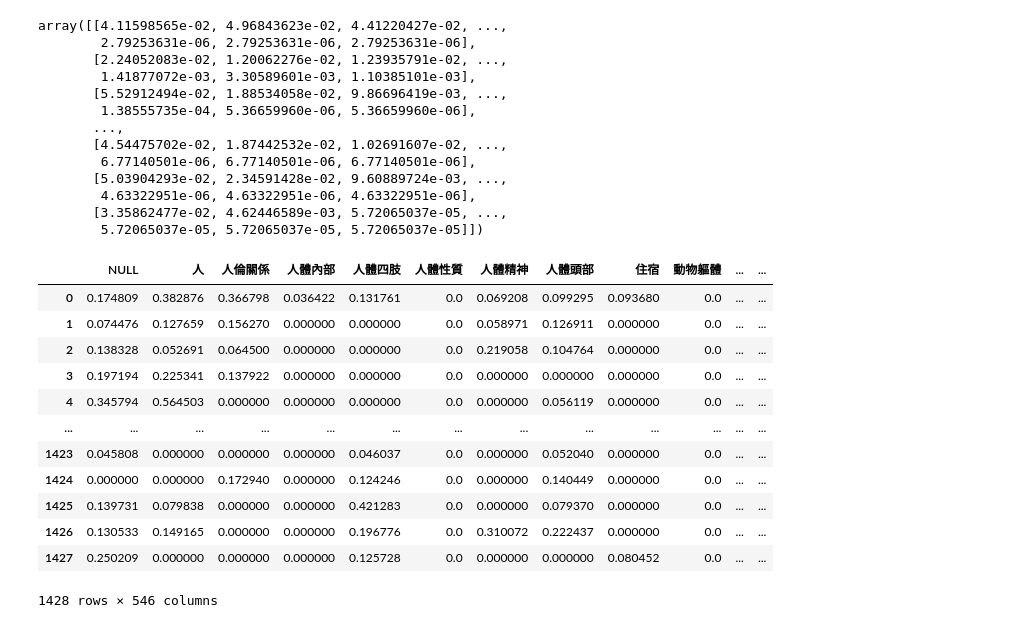
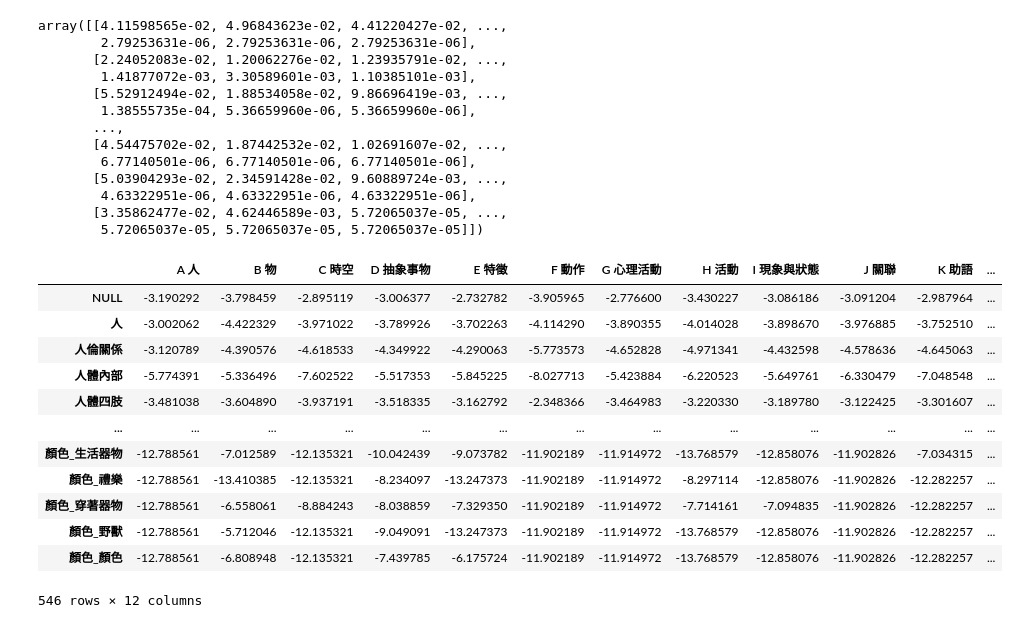
Before and after one commit to liao961120/cilin, a Jupyter notebook: etc/naive_bayes.ipynb, the cells around one changed output. Cells and saved outputs as stored; diff of their text form; code cells hidden in the pictures.

```diff
--- a/etc/naive_bayes.ipynb
+++ b/etc/naive_bayes.ipynb
@@ -63,20 +102,24 @@ array([[4.11598565e-02, 4.96843623e-02, 4.41220427e-02, ...,
         4.63322951e-06, 4.63322951e-06, 4.63322951e-06],
        [3.35862477e-02, 4.62446589e-03, 5.72065037e-05, ...,
         5.72065037e-05, 5.72065037e-05, 5.72065037e-05]])
-# %%
-df_feat
-# %% [output]
-|  | NULL | 人 | 人倫關係 | 人體內部 | 人體四肢 | 人體性質 | 人體精神 | 人體頭部 | 住宿 | 動物軀體 | ... | ... |
-| 0 | 0.174809 | 0.382876 | 0.366798 | 0.036422 | 0.131761 | 0.0 | 0.069208 | 0.099295 | 0.093680 | 0.0 | ... | ... |
-| 1 | 0.074476 | 0.127659 | 0.156270 | 0.000000 | 0.000000 | 0.0 | 0.058971 | 0.126911 | 0.000000 | 0.0 | ... | ... |
-| 2 | 0.138328 | 0.052691 | 0.064500 | 0.000000 | 0.000000 | 0.0 | 0.219058 | 0.104764 | 0.000000 | 0.0 | ... | ... |
-| 3 | 0.197194 | 0.225341 | 0.137922 | 0.000000 | 0.000000 | 0.0 | 0.000000 | 0.000000 | 0.000000 | 0.0 | ... | ... |
-| 4 | 0.345794 | 0.564503 | 0.000000 | 0.000000 | 0.000000 | 0.0 | 0.000000 | 0.056119 | 0.000000 | 0.0 | ... | ... |
-| ... | ... | ... | ... | ... | ... | ... | ... | ... | ... | ... | ... | ... |
-| 1423 | 0.045808 | 0.000000 | 0.000000 | 0.000000 | 0.046037 | 0.0 | 0.000000 | 0.052040 | 0.000000 | 0.0 | ... | ... |
-| 1424 | 0.000000 | 0.000000 | 0.172940 | 0.000000 | 0.124246 | 0.0 | 0.000000 | 0.140449 | 0.000000 | 0.0 | ... | ... |
-| 1425 | 0.139731 | 0.079838 | 0.000000 | 0.000000 | 0.421283 | 0.0 | 0.000000 | 0.079370 | 0.000000 | 0.0 | ... | ... |
-| 1426 | 0.130533 | 0.149165 | 0.000000 | 0.000000 | 0.196776 | 0.0 | 0.310072 | 0.222437 | 0.000000 | 0.0 | ... | ... |
-| 1427 | 0.250209 | 0.000000 | 0.000000 | 0.000000 | 0.125728 | 0.0 | 0.000000 | 0.000000 | 0.080452 | 0.0 | ... | ... |
-1428 rows × 546 columns
+# %%
+# Naive Bayes Posterior: P(X_i|y)
+#mat = np.exp(model.feature_log_prob_).T
+mat = model.feature_log_prob_.T
+mat = pd.DataFrame(mat, index=DTM.features, columns=model.classes_)
+mat
+# %% [output]
+|  | A 人 | B 物 | C 時空 | D 抽象事物 | E 特徵 | F 動作 | G 心理活動 | H 活動 | I 現象與狀態 | J 關聯 | K 助語 | ... |
+| NULL | -3.190292 | -3.798459 | -2.895119 | -3.006377 | -2.732782 | -3.905965 | -2.776600 | -3.430227 | -3.086186 | -3.091204 | -2.987964 | ... |
+| 人 | -3.002062 | -4.422329 | -3.971022 | -3.789926 | -3.702263 | -4.114290 | -3.890355 | -4.014028 | -3.898670 | -3.976885 | -3.752510 | ... |
+| 人倫關係 | -3.120789 | -4.390576 | -4.618533 | -4.349922 | -4.290063 | -5.773573 | -4.652828 | -4.971341 | -4.432598 | -4.578636 | -4.645063 | ... |
+| 人體內部 | -5.774391 | -5.336496 | -7.602522 | -5.517353 | -5.845225 | -8.027713 | -5.423884 | -6.220523 | -5.649761 | -6.330479 | -7.048548 | ... |
+| 人體四肢 | -3.481038 | -3.604890 | -3.937191 | -3.518335 | -3.162792 | -2.348366 | -3.464983 | -3.220330 | -3.189780 | -3.122425 | -3.301607 | ... |
+| ... | ... | ... | ... | ... | ... | ... | ... | ... | ... | ... | ... | ... |
+| 顏色_生活器物 | -12.788561 | -7.012589 | -12.135321 | -10.042439 | -9.073782 | -11.902189 | -11.914972 | -13.768579 | -12.858076 | -11.902826 | -7.034315 | ... |
+| 顏色_禮樂 | -12.788561 | -13.410385 | -12.135321 | -8.234097 | -13.247373 | -11.902189 | -11.914972 | -8.297114 | -12.858076 | -11.902826 | -12.282257 | ... |
+| 顏色_穿著器物 | -12.788561 | -6.558061 | -8.884243 | -8.038859 | -7.329350 | -11.902189 | -11.914972 | -7.714161 | -7.094835 | -11.902826 | -12.282257 | ... |
+| 顏色_野獸 | -12.788561 | -5.712046 | -12.135321 | -9.049091 | -13.247373 | -11.902189 | -11.914972 | -13.768579 | -12.858076 | -11.902826 | -12.282257 | ... |
+| 顏色_顏色 | -12.788561 | -6.808948 | -12.135321 | -7.439785 | -6.175724 | -11.902189 | -11.914972 | -13.768579 | -12.858076 | -11.902826 | -12.282257 | ... |
+546 rows × 12 columns
 # %%
```
Also changed, not shown: parts of 6 cells of this notebook.
